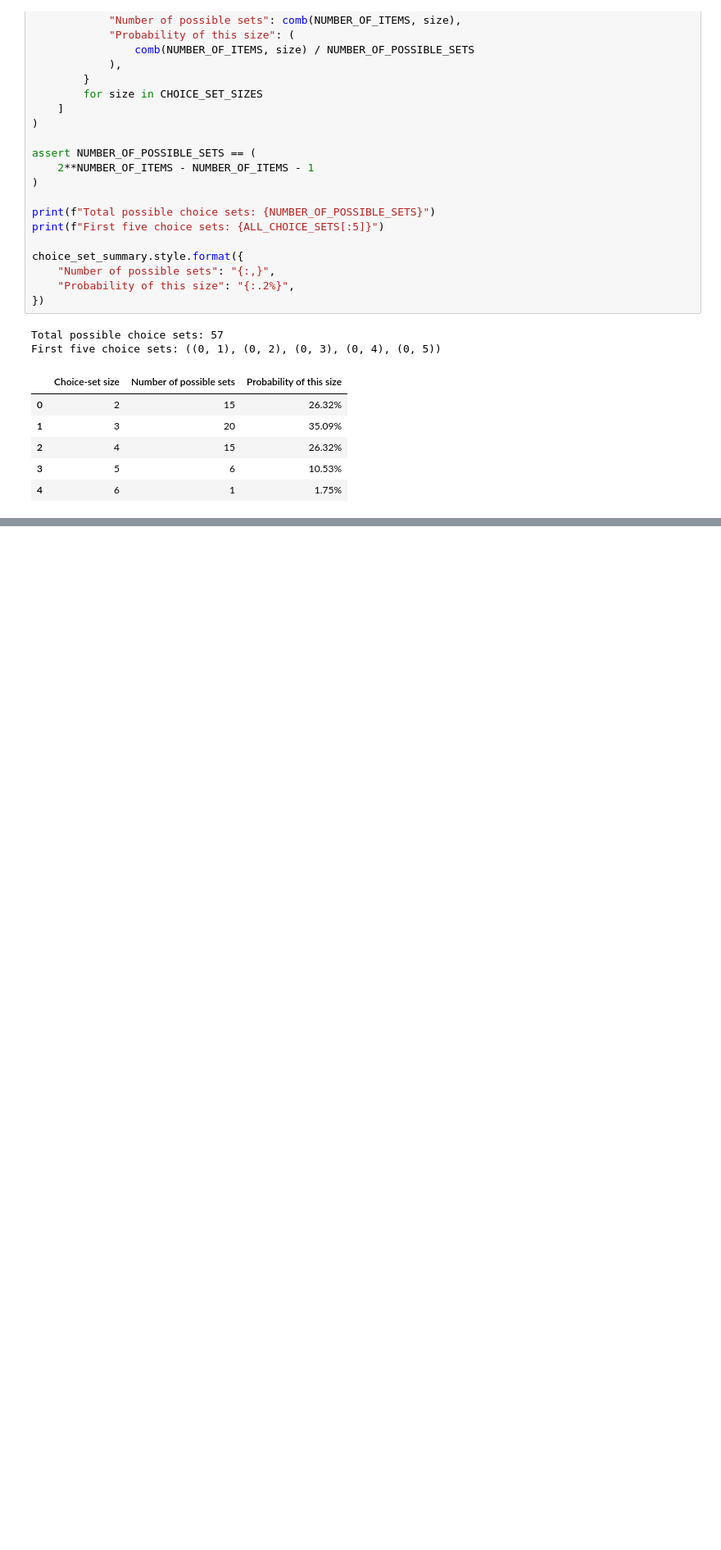
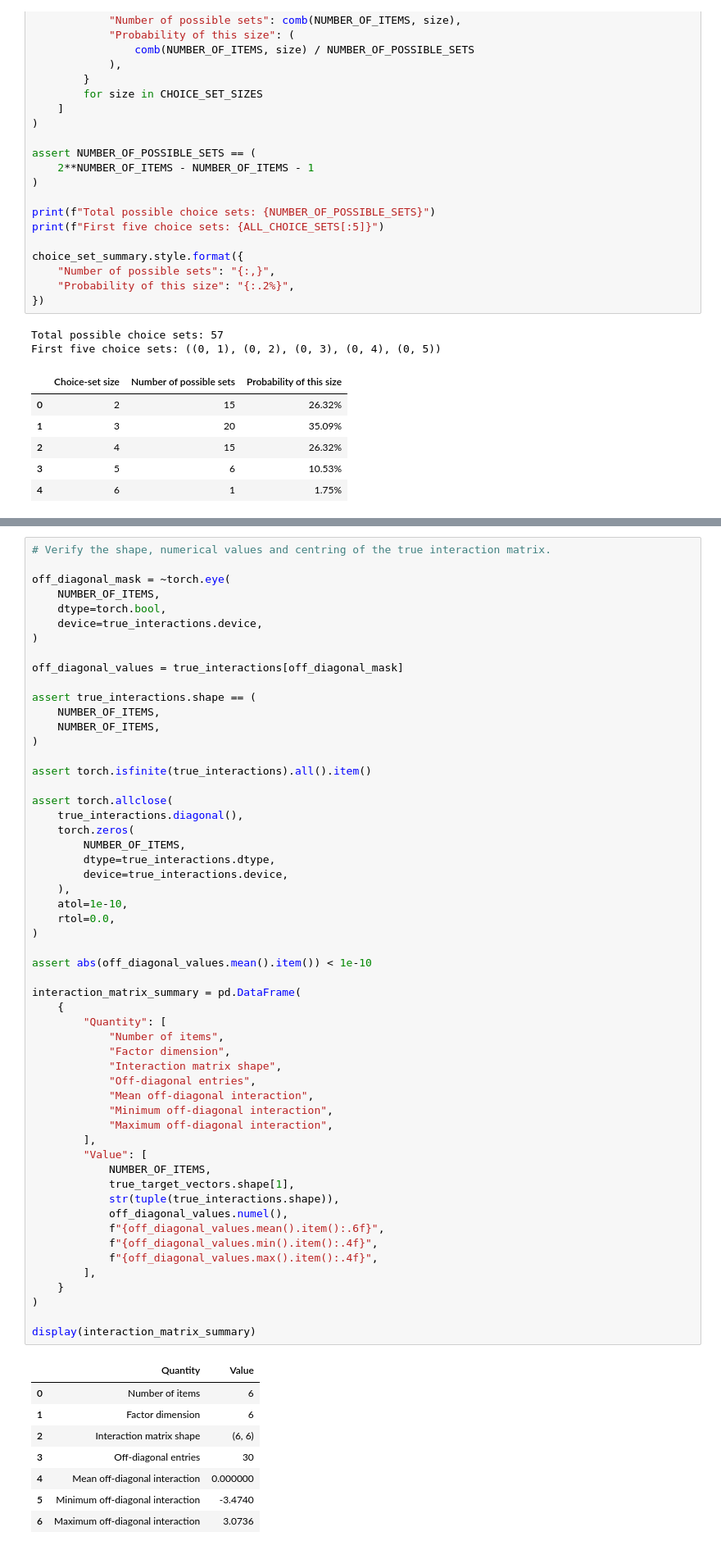
Before and after one commit to rbhdsks/Learning-from-Comparison-Data-Master-Thesis-Project-, a Jupyter notebook: notebooks/experiments/Context_Dependent_Model/CDM_Paper_Reproduction/01_synthetic_recovery.ipynb, the cells around one changed output, grey strips where cells are left out. Shown at 82% size. Drawn from its saved outputs; the diff is of its cells as text; blank space fills up the shorter version.

```diff
--- a/notebooks/experiments/Context_Dependent_Model/CDM_Paper_Reproduction/01_synthetic_recovery.ipynb
+++ b/notebooks/experiments/Context_Dependent_Model/CDM_Paper_Reproduction/01_synthetic_recovery.ipynb
@@ -285,0 +358,64 @@ First five choice sets: ((0, 1), (0, 2), (0, 3), (0, 4), (0, 5))
+# %%
+# Verify the shape, numerical values and centring of the true interaction matrix.
+
+off_diagonal_mask = ~torch.eye(
+    NUMBER_OF_ITEMS,
+    dtype=torch.bool,
+    device=true_interactions.device,
+)
+
+off_diagonal_values = true_interactions[off_diagonal_mask]
+
+assert true_interactions.shape == (
+    NUMBER_OF_ITEMS,
+    NUMBER_OF_ITEMS,
+)
+
+assert torch.isfinite(true_interactions).all().item()
+
+assert torch.allclose(
+    true_interactions.diagonal(),
+    torch.zeros(
+        NUMBER_OF_ITEMS,
+        dtype=true_interactions.dtype,
+        device=true_interactions.device,
+    ),
+    atol=1e-10,
+    rtol=0.0,
+)
+
+assert abs(off_diagonal_values.mean().item()) < 1e-10
+
+interaction_matrix_summary = pd.DataFrame(
+    {
+        "Quantity": [
+            "Number of items",
+            "Factor dimension",
+            "Interaction matrix shape",
+            "Off-diagonal entries",
+            "Mean off-diagonal interaction",
+            "Minimum off-diagonal interaction",
+            "Maximum off-diagonal interaction",
+        ],
+        "Value": [
+            NUMBER_OF_ITEMS,
+            true_target_vectors.shape[1],
+            str(tuple(true_interactions.shape)),
+            off_diagonal_values.numel(),
+            f"{off_diagonal_values.mean().item():.6f}",
+            f"{off_diagonal_values.min().item():.4f}",
+            f"{off_diagonal_values.max().item():.4f}",
+        ],
+    }
+)
+
+display(interaction_matrix_summary)
+# %% [output]
+|  | Quantity | Value |
+| 0 | Number of items | 6 |
+| 1 | Factor dimension | 6 |
+| 2 | Interaction matrix shape | (6, 6) |
+| 3 | Off-diagonal entries | 30 |
+| 4 | Mean off-diagonal interaction | 0.000000 |
+| 5 | Minimum off-diagonal interaction | -3.4740 |
+| 6 | Maximum off-diagonal interaction | 3.0736 |
```
Also changed, not shown: parts of 5 cells of this notebook.
